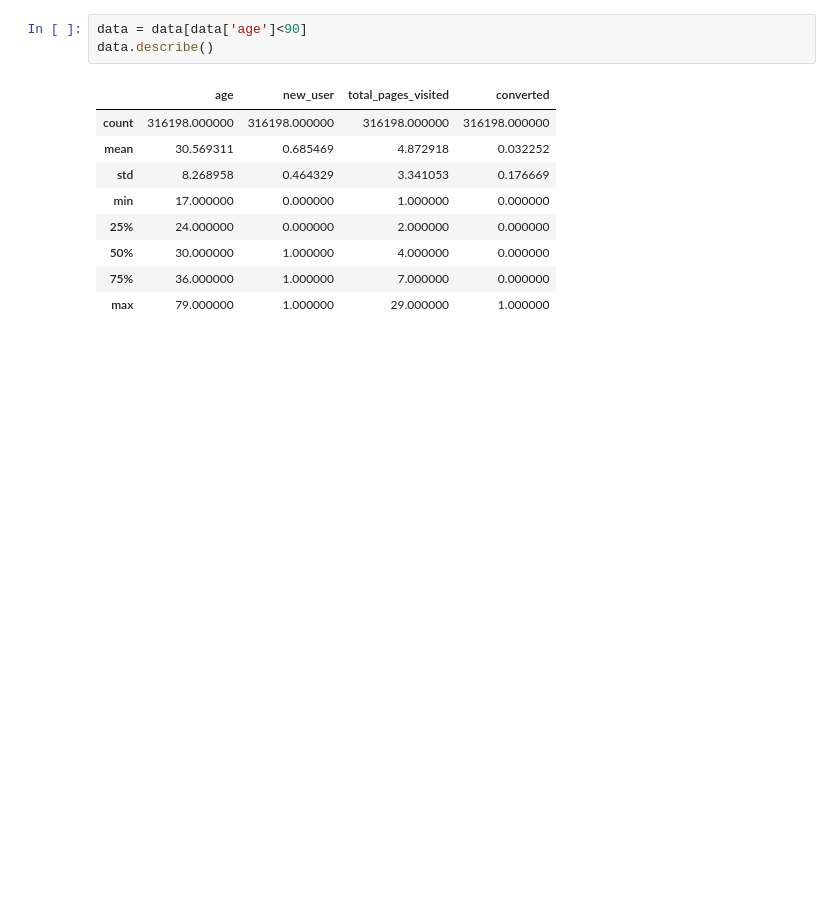
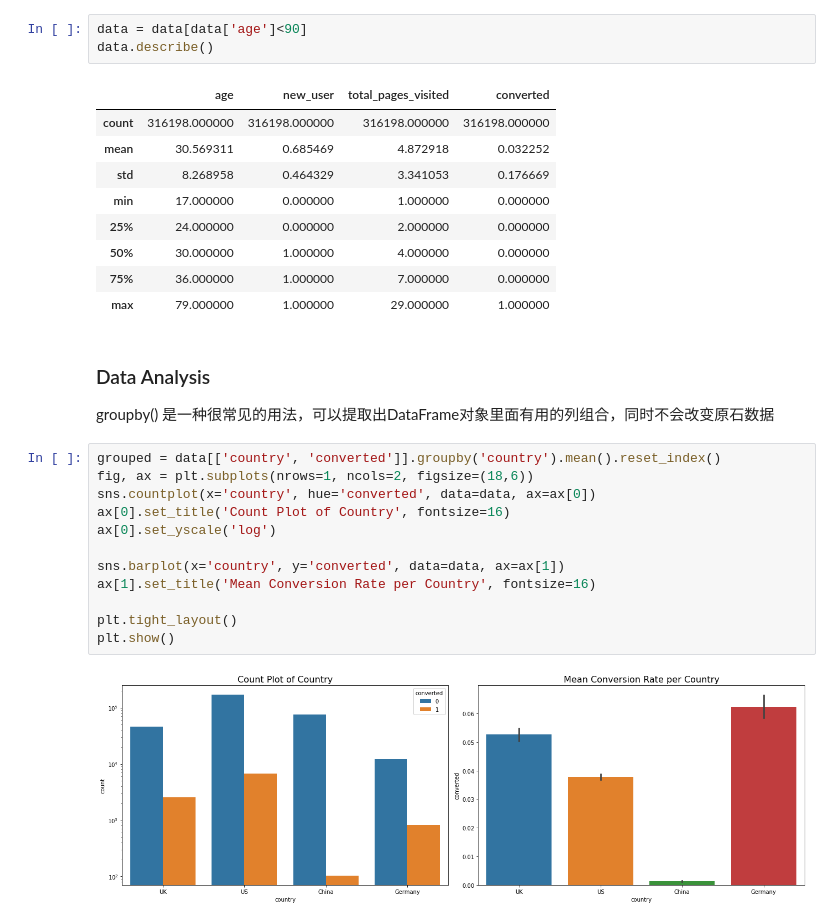
Before and after one commit to chVORLESER/DataMining, a Jupyter notebook: 01.ipynb, the cells around one changed output. Drawn from its saved outputs; the diff is of its cells as text; blank space fills up the shorter version.

Commit message:
data visualized

```diff
--- a/01.ipynb
+++ b/01.ipynb
@@ -73,3 +75,20 @@ data.describe()
 | 50% | 30.000000 | 1.000000 | 4.000000 | 0.000000 |
 | 75% | 36.000000 | 1.000000 | 7.000000 | 0.000000 |
 | max | 79.000000 | 1.000000 | 29.000000 | 1.000000 |
+# %% [markdown]
+### Data Analysis
+groupby() 是一种很常见的用法，可以提取出DataFrame对象里面有用的列组合，同时不会改变原石数据
+# %%
+grouped = data[['country', 'converted']].groupby('country').mean().reset_index()
+fig, ax = plt.subplots(nrows=1, ncols=2, figsize=(18,6))
+sns.countplot(x='country', hue='converted', data=data, ax=ax[0])
+ax[0].set_title('Count Plot of Country', fontsize=16)
+ax[0].set_yscale('log')
+
+sns.barplot(x='country', y='converted', data=data, ax=ax[1])
+ax[1].set_title('Mean Conversion Rate per Country', fontsize=16)
+
+plt.tight_layout()
+plt.show()
+# %% [output]
+[figure, added]
```
Also changed, not shown: parts of 5 cells of this notebook.
